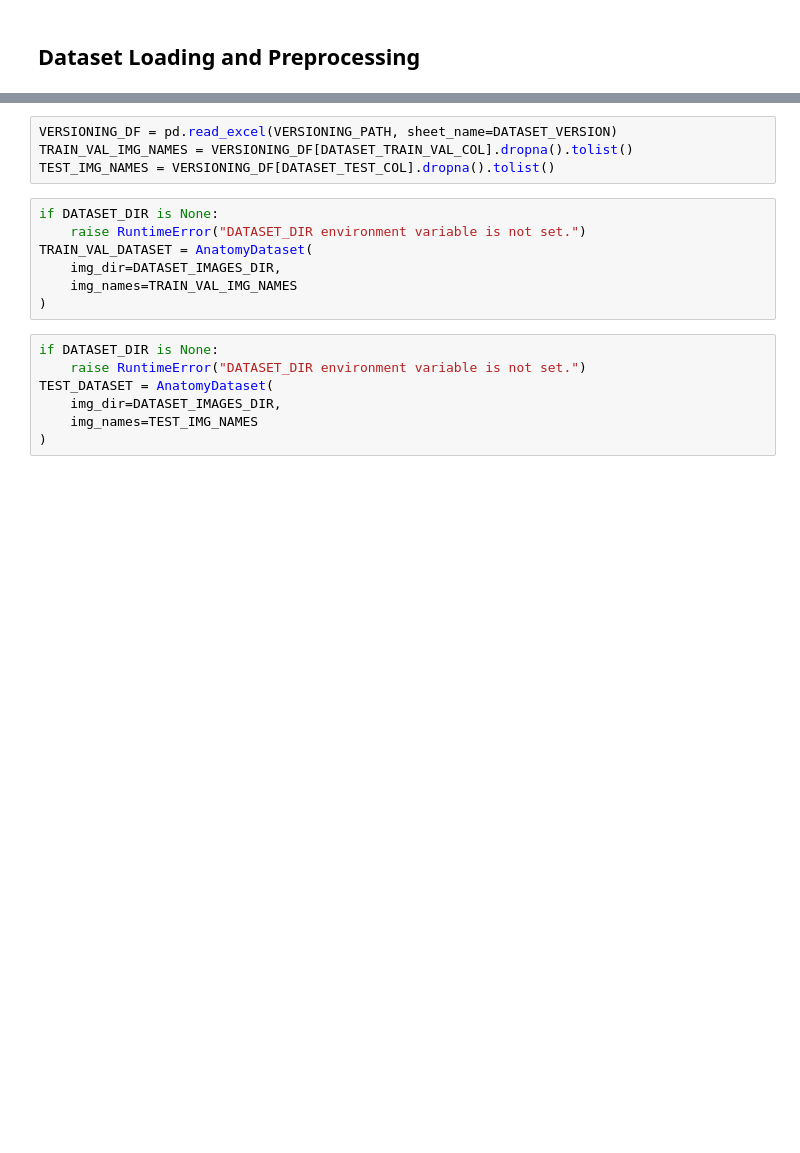
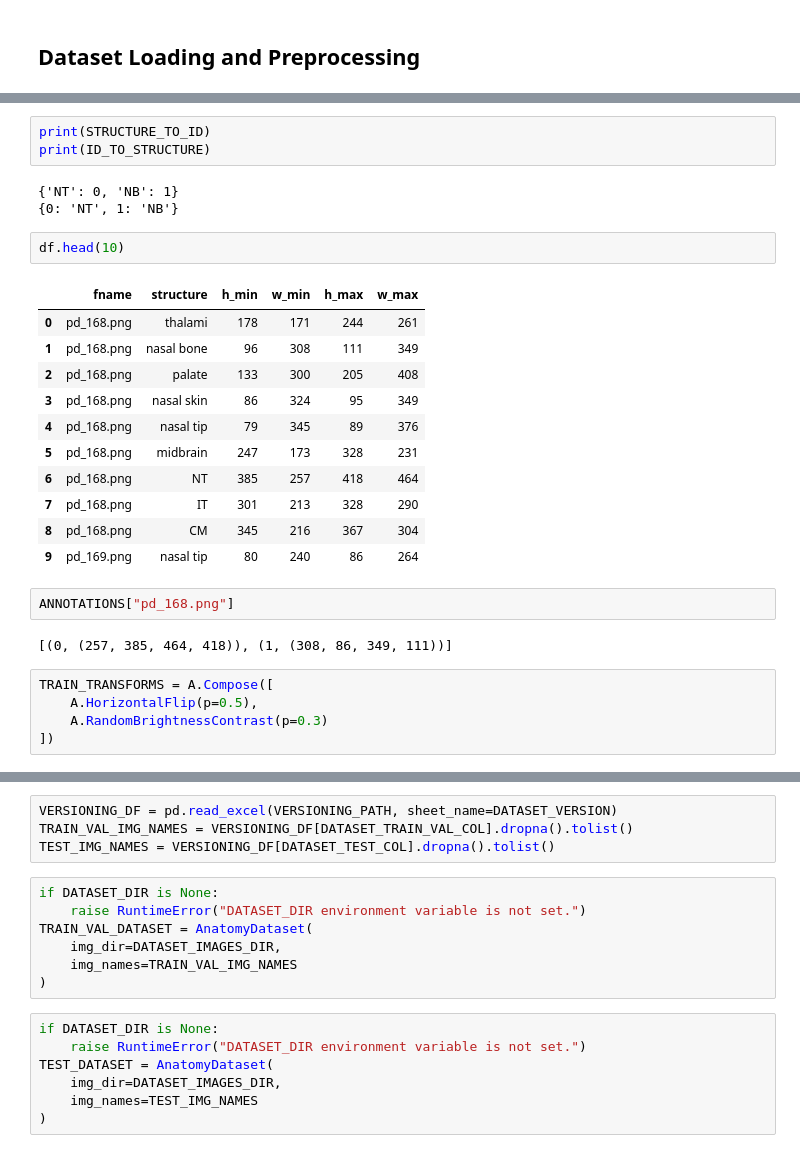
Before and after one commit to IAMEDIC/bb-regression-model, a Jupyter notebook: model-training.ipynb, the cells around one changed output, grey strips where cells are left out. Saved outputs shown, nothing was run; the diff lists cells and outputs as text; blank space fills up the shorter version.

Commit message:
first version with two structures

```diff
--- a/model-training.ipynb
+++ b/model-training.ipynb
@@ -281,0 +186,29 @@ class ImageListDataset(MLFLowDataset):
+# %%
+print(STRUCTURE_TO_ID)
+print(ID_TO_STRUCTURE)
+# %% [output]
+{'NT': 0, 'NB': 1}
+{0: 'NT', 1: 'NB'}
+# %%
+df.head(10)
+# %% [output]
+|  | fname | structure | h_min | w_min | h_max | w_max |
+| 0 | pd_168.png | thalami | 178 | 171 | 244 | 261 |
+| 1 | pd_168.png | nasal bone | 96 | 308 | 111 | 349 |
+| 2 | pd_168.png | palate | 133 | 300 | 205 | 408 |
+| 3 | pd_168.png | nasal skin | 86 | 324 | 95 | 349 |
+| 4 | pd_168.png | nasal tip | 79 | 345 | 89 | 376 |
+| 5 | pd_168.png | midbrain | 247 | 173 | 328 | 231 |
+| 6 | pd_168.png | NT | 385 | 257 | 418 | 464 |
+| 7 | pd_168.png | IT | 301 | 213 | 328 | 290 |
+| 8 | pd_168.png | CM | 345 | 216 | 367 | 304 |
+| 9 | pd_169.png | nasal tip | 80 | 240 | 86 | 264 |
+# %%
+ANNOTATIONS["pd_168.png"]
+# %% [output]
+[(0, (257, 385, 464, 418)), (1, (308, 86, 349, 111))]
+# %%
+TRAIN_TRANSFORMS = A.Compose([
+    A.HorizontalFlip(p=0.5),
+    A.RandomBrightnessContrast(p=0.3)
+])
```
Also changed, not shown: parts of 29 cells of this notebook.
